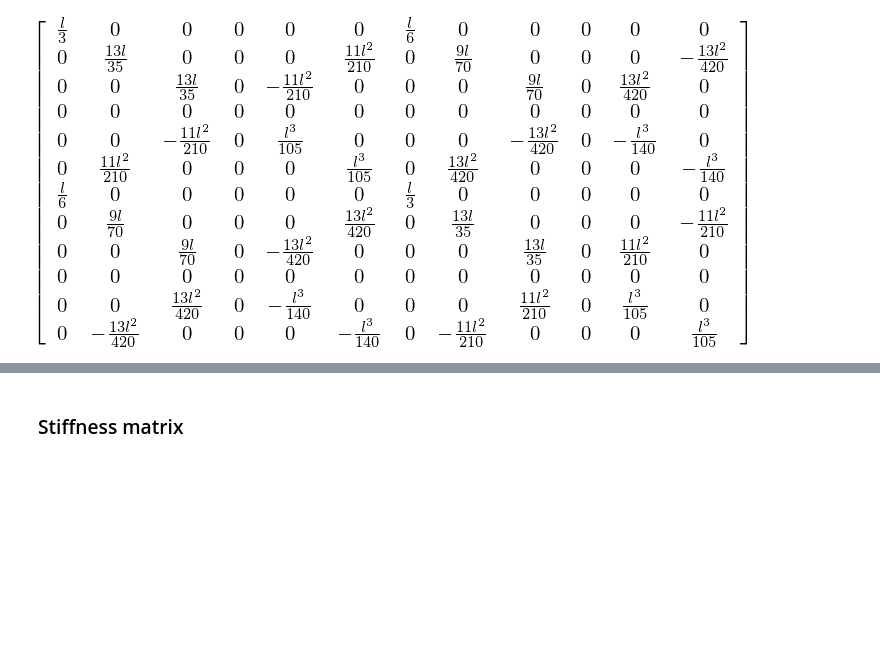
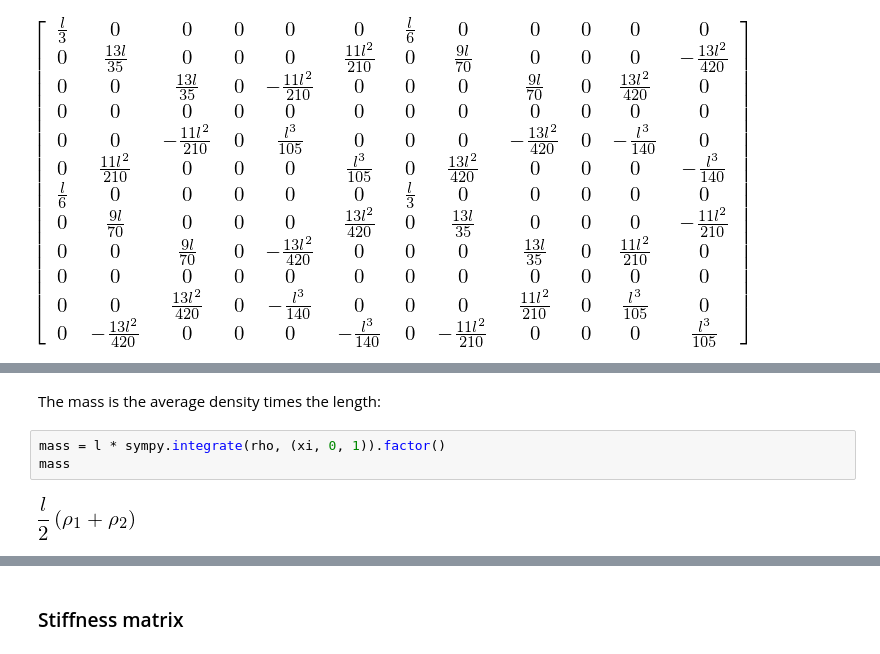
Before and after one commit to ricklupton/beamfe, a Jupyter notebook: theory/FE element matrices.ipynb, the cells around one changed output, grey strips where cells are left out. Drawn from its saved outputs; the diff is of its cells as text; blank space fills up the shorter version.

```diff
--- a/theory/FE element matrices.ipynb
+++ b/theory/FE element matrices.ipynb
@@ -101,0 +104,7 @@ e = MutableDenseMatrix([[l*(3*rho_1 + rho_2)/12, 0, 0, 0, 0, 0, l*(rho_1 + rho_2
+# %% [markdown]
+The mass is the average density times the length:
+# %%
+mass = l * sympy.integrate(rho, (xi, 0, 1)).factor()
+mass
+# %% [output]
+[figure, added]
```
Also changed, not shown: parts of 36 cells of this notebook, 1 other file.
